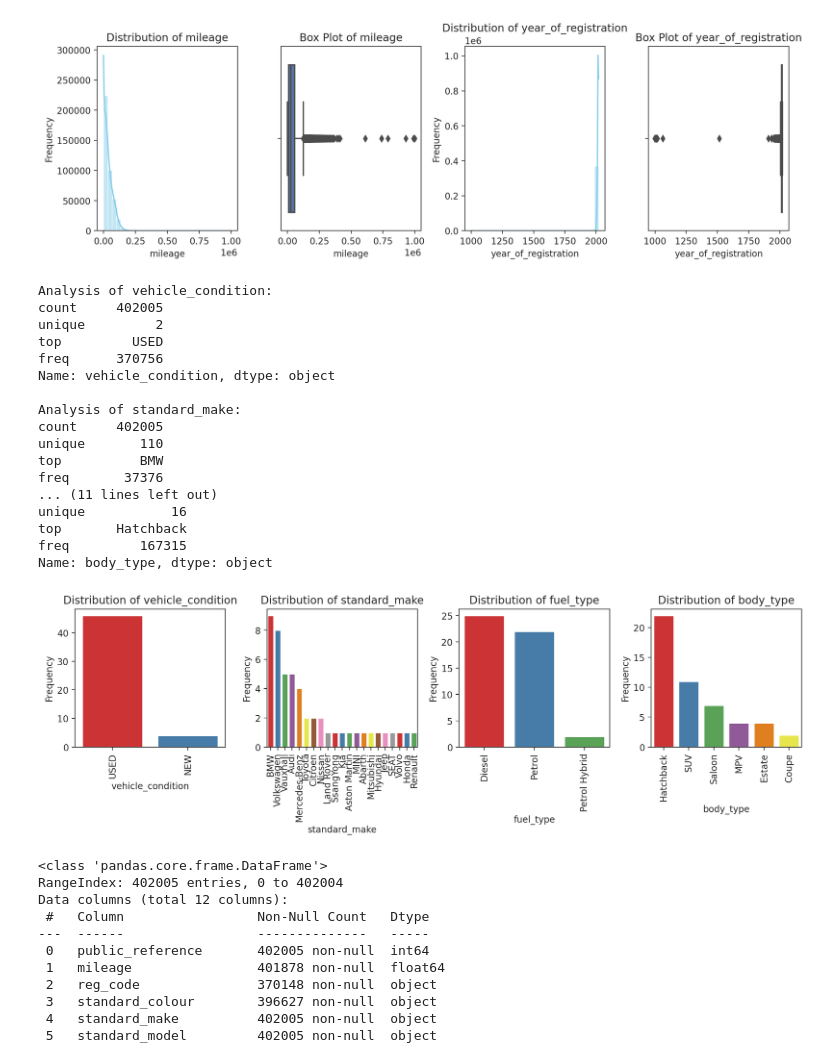
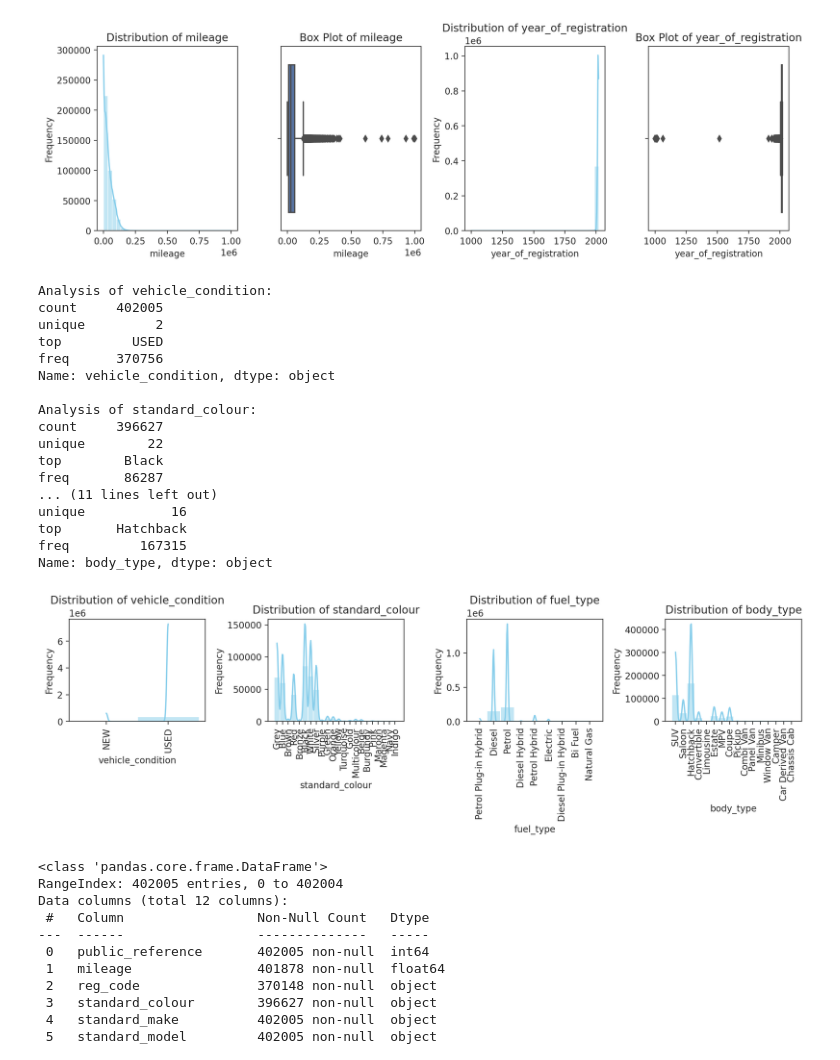
Before and after one commit to kessingtonosazee/GCP_Project_1, a Jupyter notebook: assessment_rrr.ipynb, the cells around one changed output. Cells and saved outputs as stored; diff of their text form; code cells hidden in the pictures.

```diff
--- a/assessment_rrr.ipynb
+++ b/assessment_rrr.ipynb
@@ -457,55 +457,54 @@ Name: year_of_registration, dtype: float64
 # %%
 # Distribution plot for categorical features
 %matplotlib inline
-df_cat = df1[['vehicle_condition','standard_make', 'fuel_type', 'body_type' ]]
+df_cat = df1[['vehicle_condition','standard_colour', 'fuel_type', 'body_type' ]]
 
 # Set up a 1x4 subplot layout (1 rows, 4 columns)
 fig, axes = plt.subplots(nrows=1, ncols=4, figsize=(12, 4))
 
 # Randomly sample a subset of your data (adjust the sample size as needed)
-sample_size = 50
+# sample_size = 50
 
 # Loop through each variable and analyze its distribution
 
 for i, column in enumerate(df_cat.columns):
     # Display basic statistics
     print(f"\nAnalysis of {column}:")
     print(df_cat[column].describe())
 
     # Sample the data for the current feature
-    sampled_data = df_cat[column].sample(n=sample_size, random_state=42)
+    # sampled_data = df_cat[column].sample(n=sample_size, random_state=42)
 
-    sns.countplot(x=sampled_data, order=sampled_data.value_counts().index,
-                   palette="Set1", ax=axes[i])
+    sns.histplot(df_cat[column], bins=30, kde=True, color='skyblue', ax=axes[i])
     axes[i].set_title(f'Distribution of {column}')
     axes[i].set_xlabel(column)
     axes[i].set_ylabel('Frequency')
 
     # Rotate x-axis labels for better visibility
     axes[i].tick_params(axis='x', rotation=90)
 
 # Adjust layout to prevent overlap
 plt.tight_layout()
 plt.show()
 # %% [output]
 Analysis of vehicle_condition:
 count     402005
 unique         2
 top         USED
 freq      370756
 Name: vehicle_condition, dtype: object
 
-Analysis of standard_make:
-count     402005
-unique       110
-top          BMW
-freq       37376
+Analysis of standard_colour:
+count     396627
+unique        22
+top        Black
+freq       86287
 ... (11 lines left out)
 unique           16
 top       Hatchback
 freq         167315
 Name: body_type, dtype: object
-[figure, old version]
+[figure, new version]
 # %%
 
 # Check info
```
Also changed, not shown: parts of 1 cell of this notebook.
